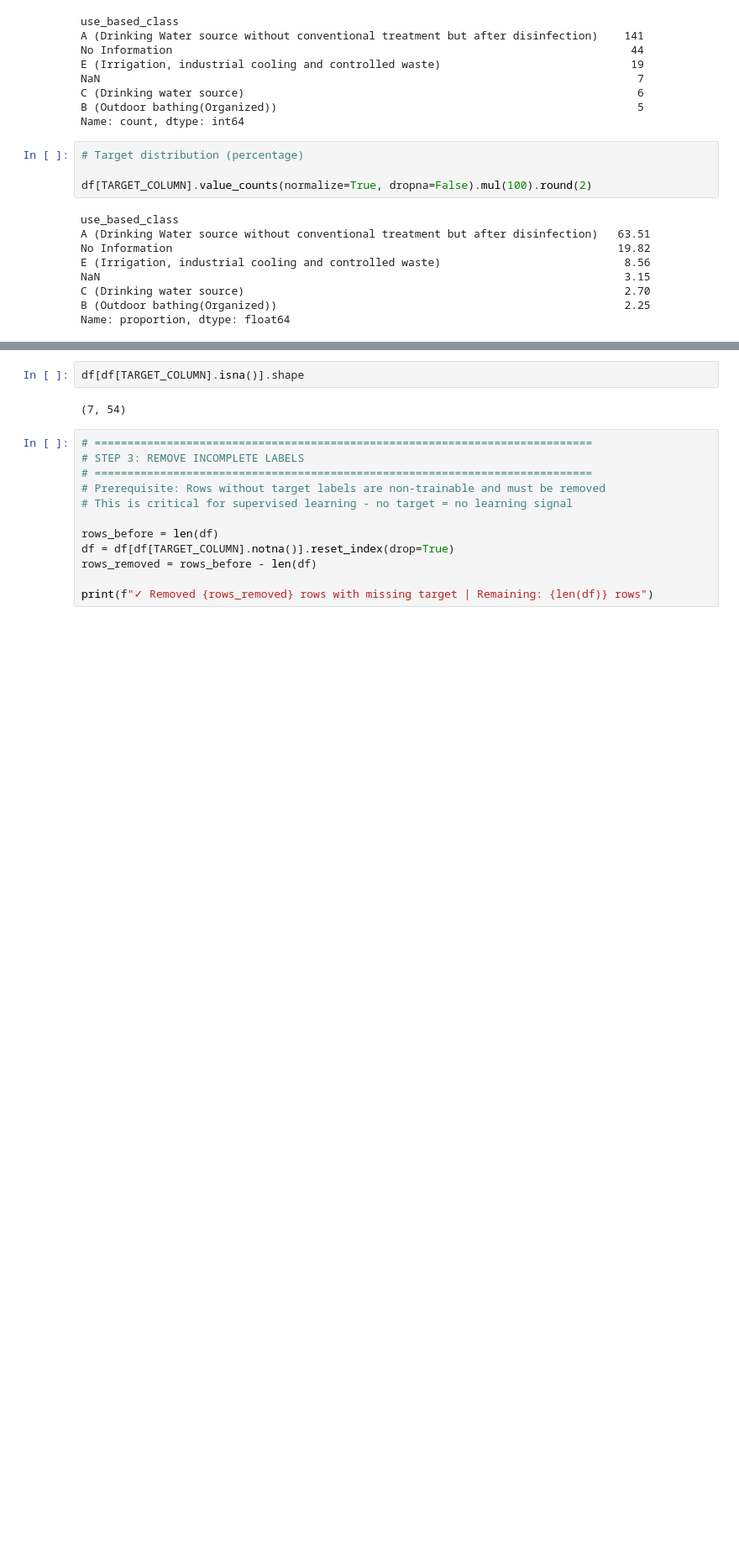
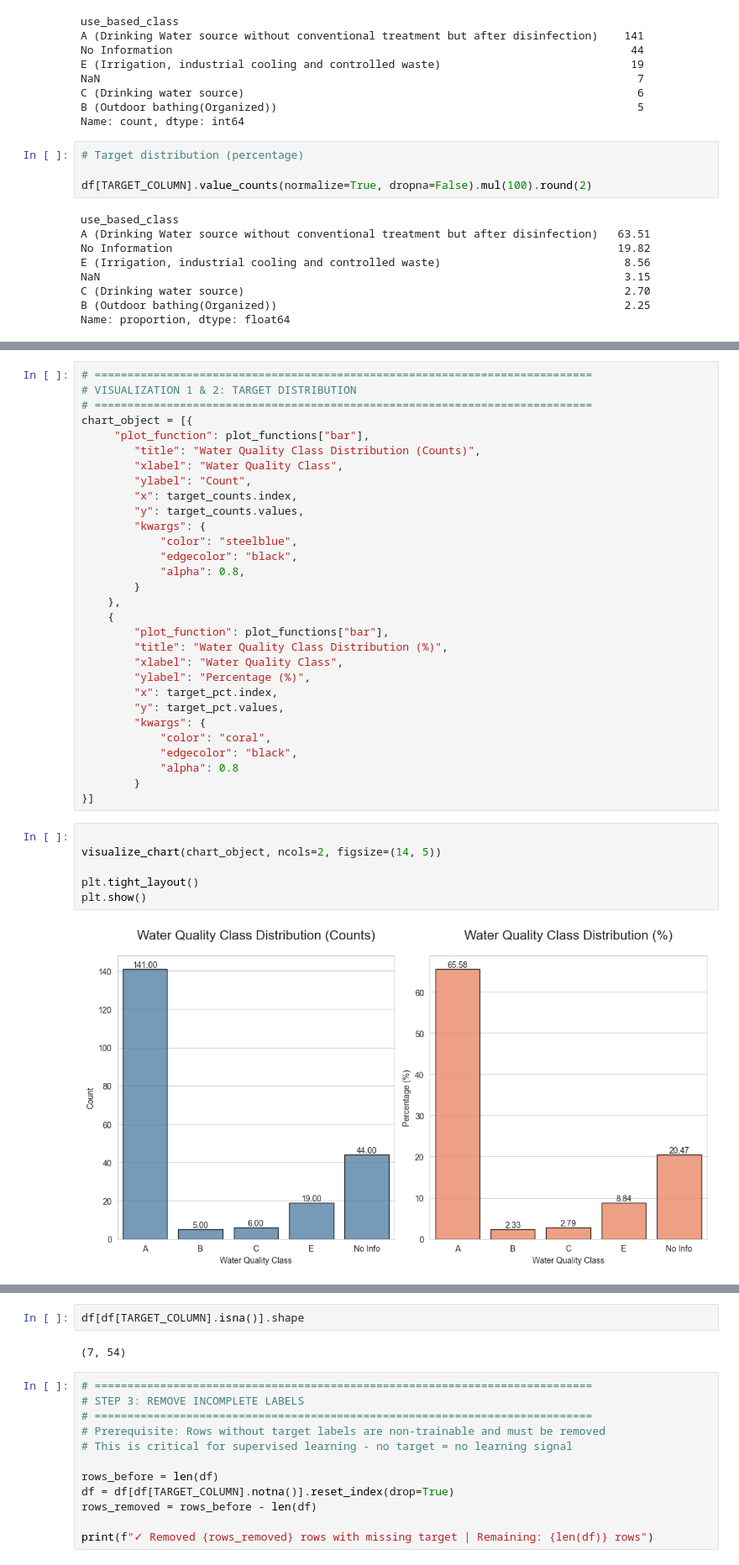
Before and after one commit to pandey-rakshit/AquaSafe, a Jupyter notebook: notebooks/01_eda.ipynb, the cells around one changed output, grey strips where cells are left out. Shown at 84% size. Drawn from its saved outputs; the diff is of its cells as text; blank space fills up the shorter version.

```diff
--- a/notebooks/01_eda.ipynb
+++ b/notebooks/01_eda.ipynb
@@ -216,0 +245,38 @@ Name: proportion, dtype: float64
+# %%
+# ============================================================================
+# VISUALIZATION 1 & 2: TARGET DISTRIBUTION
+# ============================================================================
+chart_object = [{
+     "plot_function": plot_functions["bar"],
+        "title": "Water Quality Class Distribution (Counts)",
+        "xlabel": "Water Quality Class",
+        "ylabel": "Count",
+        "x": target_counts.index,
+        "y": target_counts.values,
+        "kwargs": {
+            "color": "steelblue",
+            "edgecolor": "black",
+            "alpha": 0.8,
+        }
+    },
+    {
+        "plot_function": plot_functions["bar"],
+        "title": "Water Quality Class Distribution (%)",
+        "xlabel": "Water Quality Class",
+        "ylabel": "Percentage (%)",
+        "x": target_pct.index,
+        "y": target_pct.values,
+        "kwargs": {
+            "color": "coral",
+            "edgecolor": "black",
+            "alpha": 0.8
+        }
+}]
+# %%
+
+visualize_chart(chart_object, ncols=2, figsize=(14, 5))
+
+plt.tight_layout()
+plt.show()
+# %% [output]
+[figure, added]
```
Also changed, not shown: parts of 20 cells of this notebook.
